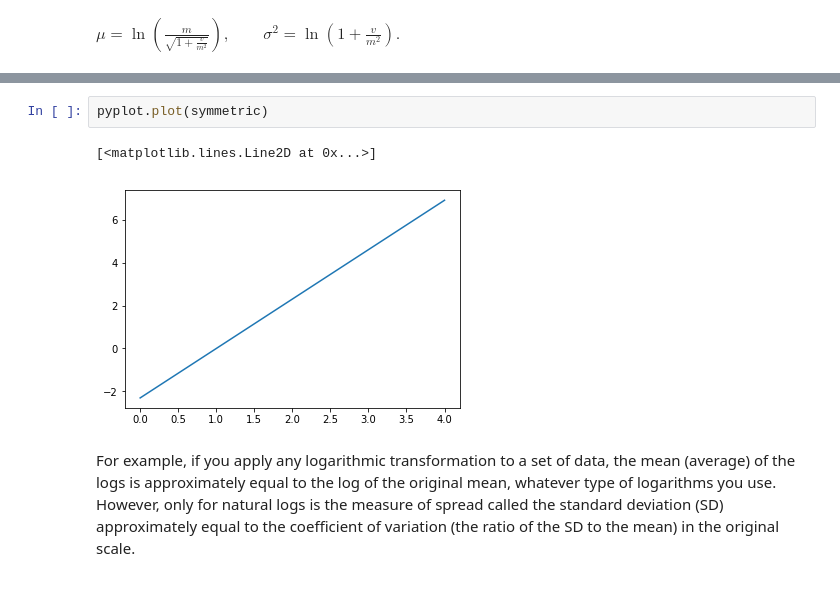
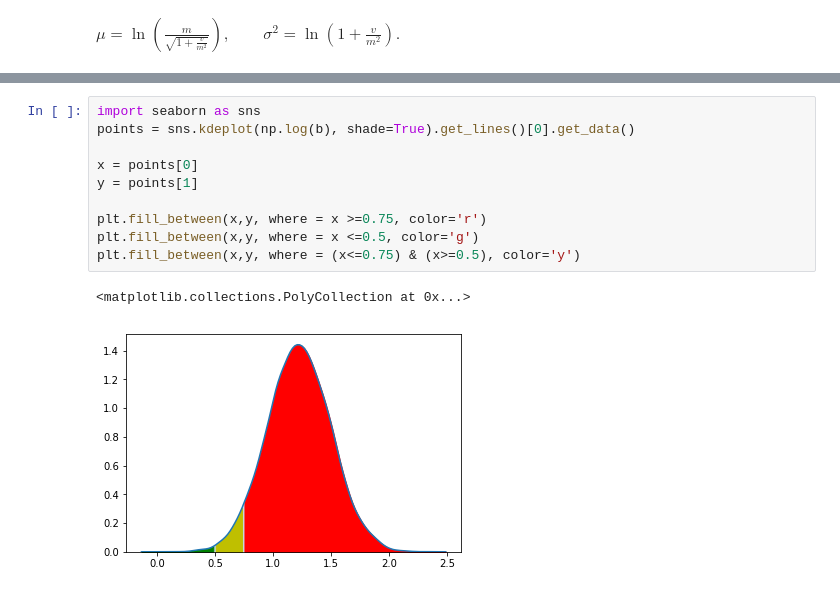
Before and after one commit to Kollanda/Python, a Jupyter notebook: Disclaimer Workbook.ipynb, the cells around one changed output, grey strips where cells are left out. Saved outputs shown, nothing was run; the diff lists cells and outputs as text.

```diff
--- a/Disclaimer Workbook.ipynb
+++ b/Disclaimer Workbook.ipynb
@@ -385,7 +404,13 @@ pyplot.plot(asymmetric)
-# %%
-pyplot.plot(symmetric)
-# %% [output]
-[<matplotlib.lines.Line2D at 0x...>]
-[figure, removed]
-# %% [markdown]
-For example, if you apply any logarithmic transformation to a set of data, the mean (average) of the logs is approximately equal to the log of the original mean, whatever type of logarithms you use. However, only for natural logs is the measure of spread called the standard deviation (SD) approximately equal to the coefficient of variation (the ratio of the SD to the mean) in the original scale.
+# %%
+import seaborn as sns
+points = sns.kdeplot(np.log(b), shade=True).get_lines()[0].get_data()
+
+x = points[0]
+y = points[1]
+
+plt.fill_between(x,y, where = x >=0.75, color='r')
+plt.fill_between(x,y, where = x <=0.5, color='g')
+plt.fill_between(x,y, where = (x<=0.75) & (x>=0.5), color='y')
+# %% [output]
+<matplotlib.collections.PolyCollection at 0x...>
+[figure, added]
```
Also changed, not shown: parts of 36 cells of this notebook.
